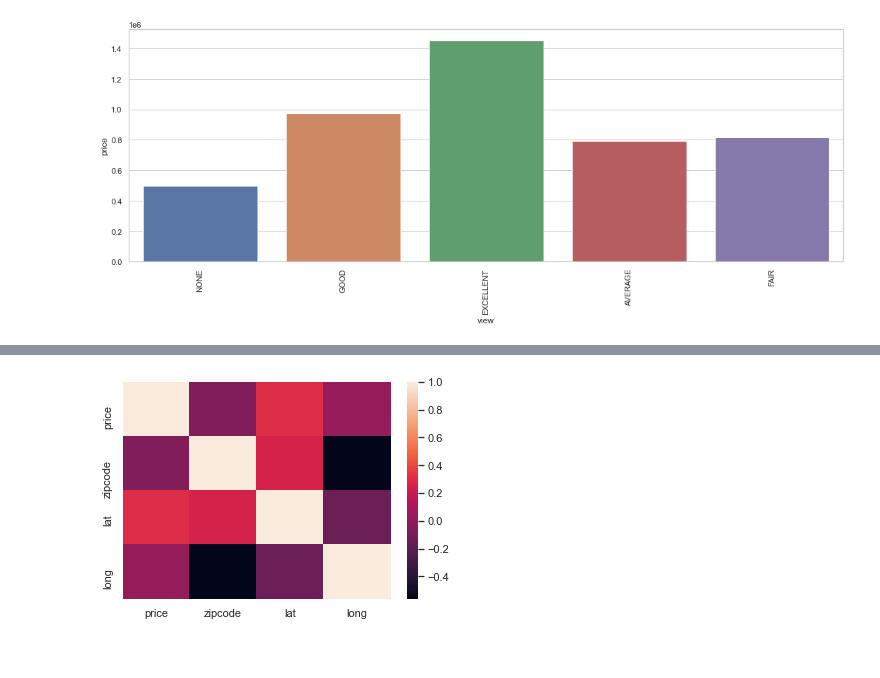
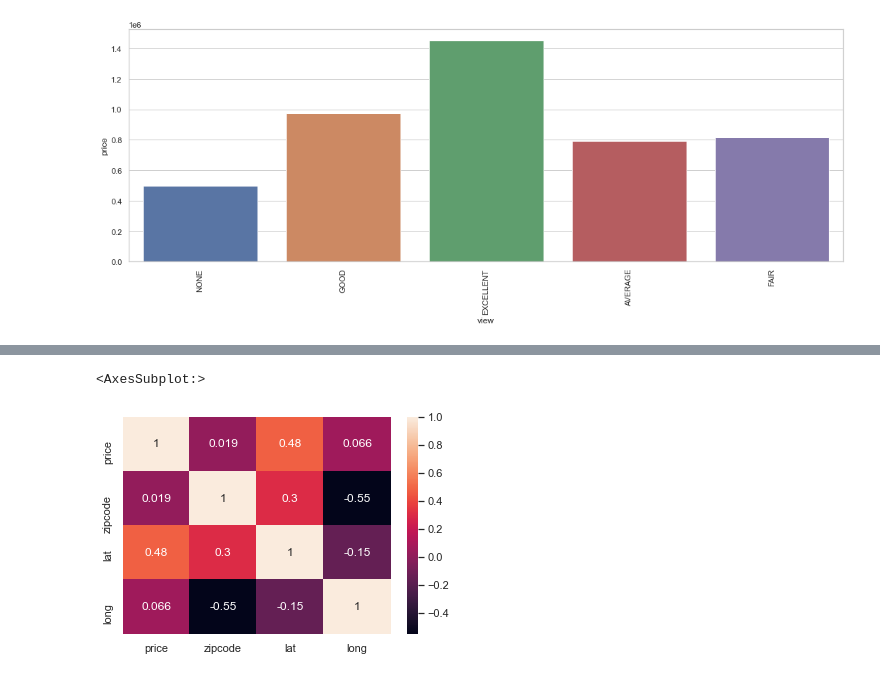
Before and after one commit to Jyve00/King-County-Housing-, a Jupyter notebook: notebooks/Stephen/data_clean.ipynb, the cells around one changed output, grey strips where cells are left out. Cells and saved outputs as stored; diff of their text form; code cells hidden in the pictures.

```diff
--- a/notebooks/Stephen/data_clean.ipynb
+++ b/notebooks/Stephen/data_clean.ipynb
@@ -27,7 +36,7 @@ df.head()
 # %% [markdown]
 creating new dataframe with only my responsible columns
 # %%
-my_df = df[['price', 'condition', 'waterfront', 'zipcode', 'lat', 'long']]
+my_df = df[['price', 'condition', 'waterfront', 'zipcode', 'lat', 'long', 'view']]
 # %%
 my_df.info()
 # %% [output]
@@ -258,0 +314,5 @@ fig.show()
+# %%
+q = my_df['price'].quantile(0.80)
+
+q_df = my_df[my_df['price'] < q]
+q
@@ -259,4 +330,5 @@ fig.show()
 # %%
-sns.heatmap(my_df.corr());
+sns.heatmap(q_df.corr(),annot=True)
 # %% [output]
+<AxesSubplot:>
-[figure, old version]
+[figure, new version]
```
Also changed, not shown: parts of 30 cells of this notebook, 1 other file.
